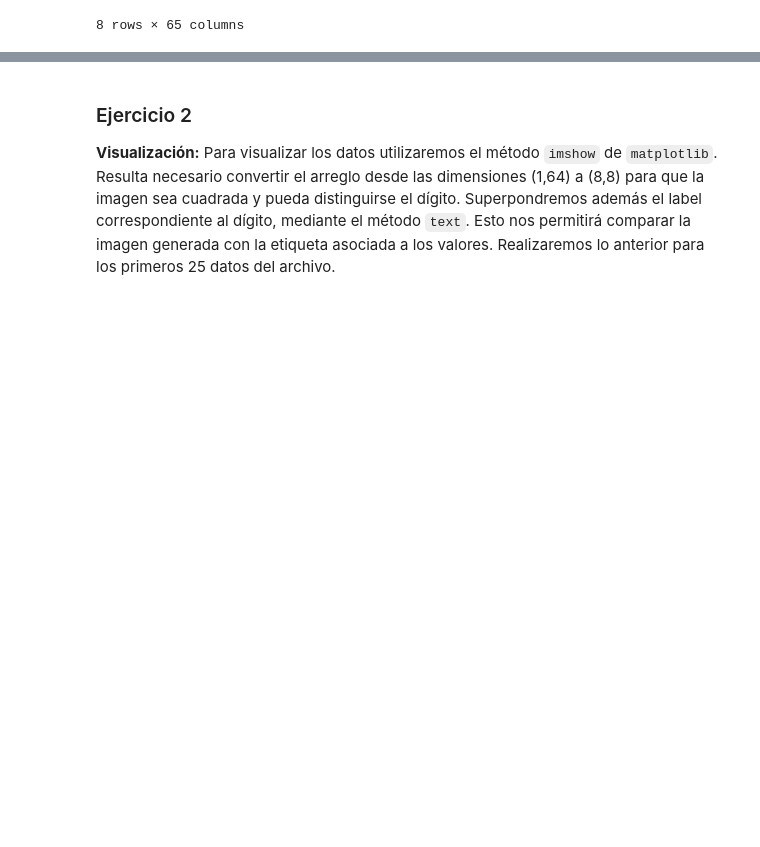
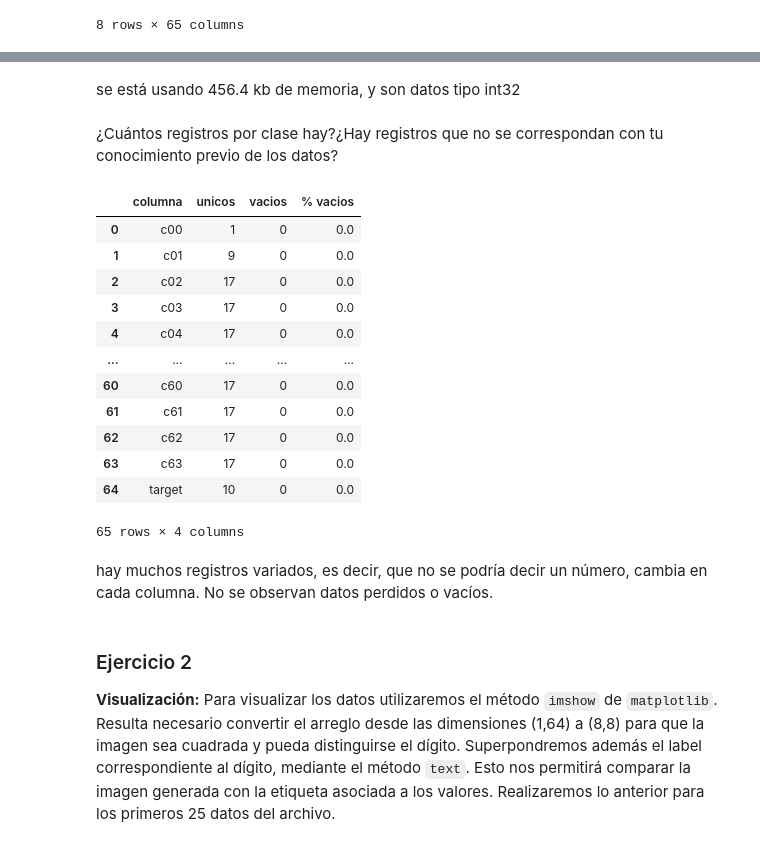
Before and after one commit to alvarxo/mat2841_portfolio, a Jupyter notebook: homeworks/hw_02_alvaro.ipynb, the cells around one changed output, grey strips where cells are left out. Saved outputs shown, nothing was run; the diff lists cells and outputs as text; code cells hidden in the pictures; blank space fills up the shorter version.

```diff
--- a/homeworks/hw_02_alvaro.ipynb
+++ b/homeworks/hw_02_alvaro.ipynb
@@ -124,3 +148,53 @@ digits.describe()
+# %% [markdown]
+se está usando 456.4 kb de memoria, y son datos tipo int32
+# %% [markdown]
+¿Cuántos registros por clase hay?¿Hay registros que no se correspondan con tu conocimiento previo de los datos?
+# %%
+# resumen de la informacion
+
+def resumen_por_columna(df,cols):
+    pd_series = df[cols]
+
+    # elementos distintos
+    l_unique = pd_series.unique()
+
+    # elementos vacios
+
+    l_vacios = pd_series[pd_series.isna()]
+
+    df_info = pd.DataFrame({
+        'columna': [cols],
+        'unicos': [len(l_unique)],
+        'vacios': [len(l_vacios)]
+    })
+
+    return df_info
+# %%
+frames = []
+
+for col in digits.columns:
+    aux_df = resumen_por_columna(digits,col)
+    frames.append(aux_df)
+
+df_info = pd.concat(frames).reset_index(drop=True)
+df_info['% vacios'] = df_info['vacios']/len(digits)
+df_info
+# %% [output]
+|  | columna | unicos | vacios | % vacios |
+| 0 | c00 | 1 | 0 | 0.0 |
+| 1 | c01 | 9 | 0 | 0.0 |
+| 2 | c02 | 17 | 0 | 0.0 |
+| 3 | c03 | 17 | 0 | 0.0 |
+| 4 | c04 | 17 | 0 | 0.0 |
+| ... | ... | ... | ... | ... |
+| 60 | c60 | 17 | 0 | 0.0 |
+| 61 | c61 | 17 | 0 | 0.0 |
+| 62 | c62 | 17 | 0 | 0.0 |
+| 63 | c63 | 17 | 0 | 0.0 |
+| 64 | target | 10 | 0 | 0.0 |
+65 rows × 4 columns
+# %% [markdown]
+hay muchos registros variados, es decir, que no se podría decir un número, cambia en cada columna. No se observan datos perdidos o vacíos.
 # %% [markdown]
 ### Ejercicio 2
 **Visualización:** Para visualizar los datos utilizaremos el método `imshow` de `matplotlib`. Resulta necesario convertir el arreglo desde las dimensiones (1,64)  a (8,8) para que la imagen sea cuadrada y pueda distinguirse el dígito. Superpondremos además el label correspondiente al dígito, mediante el método `text`. Esto nos permitirá comparar la imagen generada con la etiqueta asociada a los valores. Realizaremos lo anterior para los primeros 25 datos del archivo.
```
Also changed, not shown: parts of 21 cells of this notebook.
